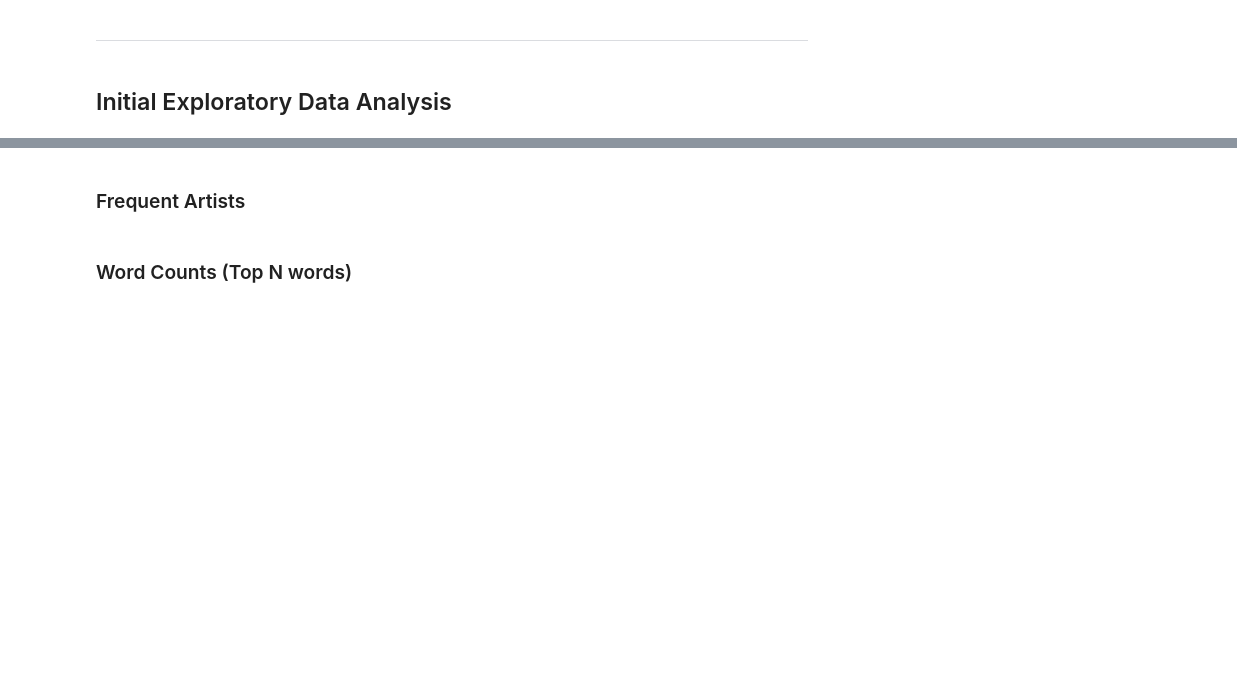
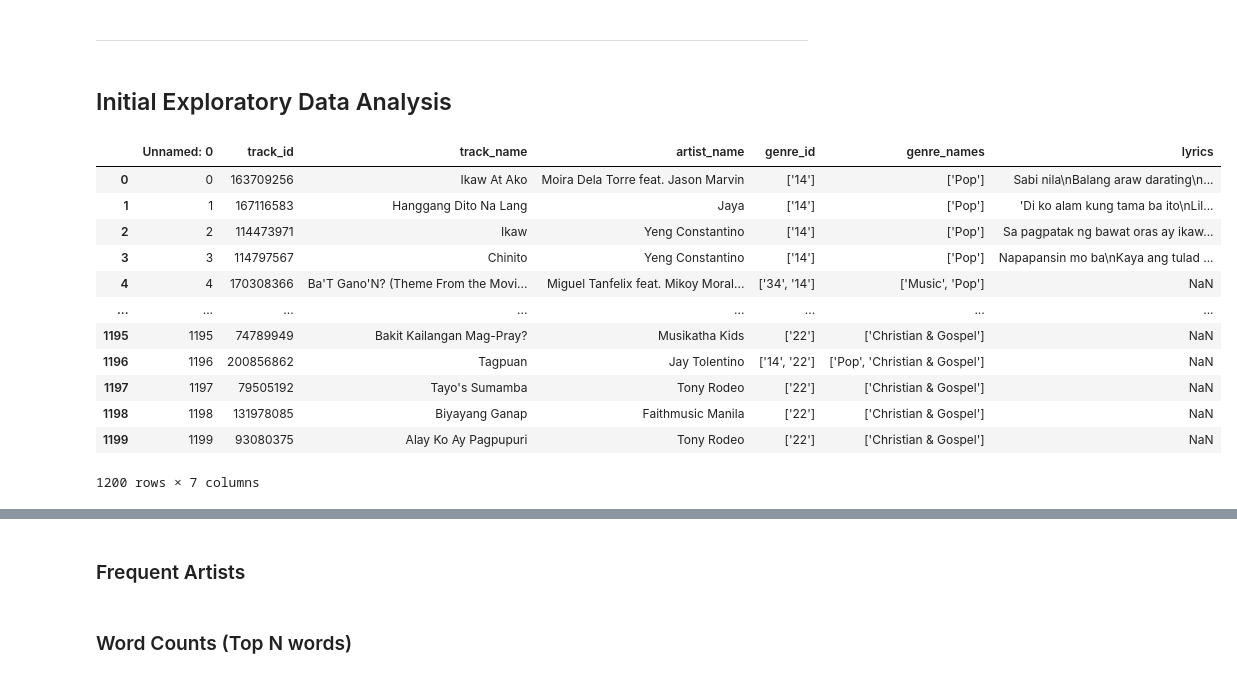
Before and after one commit to kenloquinte/DATASCI-Baby-Alive, a Jupyter notebook: FINAL/Technical_Report.ipynb, the cells around one changed output, grey strips where cells are left out. Cells and saved outputs as stored; diff of their text form; code cells hidden in the pictures; blank space fills up the shorter version.

```diff
--- a/FINAL/Technical_Report.ipynb
+++ b/FINAL/Technical_Report.ipynb
@@ -87,4 +88,20 @@ df_rck = pd.read_csv('CSV Files/rock_music.csv')
 ---
 # %% [markdown]
 ## Initial Exploratory Data Analysis
+# %%
+df
+# %% [output]
+|  | Unnamed: 0 | track_id | track_name | artist_name | genre_id | genre_names | lyrics |
+| 0 | 0 | 163709256 | Ikaw At Ako | Moira Dela Torre feat. Jason Marvin | ['14'] | ['Pop'] | Sabi nila\nBalang araw darating\n... |
+| 1 | 1 | 167116583 | Hanggang Dito Na Lang | Jaya | ['14'] | ['Pop'] | 'Di ko alam kung tama ba ito\nLil... |
+| 2 | 2 | 114473971 | Ikaw | Yeng Constantino | ['14'] | ['Pop'] | Sa pagpatak ng bawat oras ay ikaw... |
+| 3 | 3 | 114797567 | Chinito | Yeng Constantino | ['14'] | ['Pop'] | Napapansin mo ba\nKaya ang tulad ... |
+| 4 | 4 | 170308366 | Ba'T Gano'N? (Theme From the Movi... | Miguel Tanfelix feat. Mikoy Moral... | ['34', '14'] | ['Music', 'Pop'] | NaN |
+| ... | ... | ... | ... | ... | ... | ... | ... |
+| 1195 | 1195 | 74789949 | Bakit Kailangan Mag-Pray? | Musikatha Kids | ['22'] | ['Christian & Gospel'] | NaN |
+| 1196 | 1196 | 200856862 | Tagpuan | Jay Tolentino | ['14', '22'] | ['Pop', 'Christian & Gospel'] | NaN |
+| 1197 | 1197 | 79505192 | Tayo's Sumamba | Tony Rodeo | ['22'] | ['Christian & Gospel'] | NaN |
+| 1198 | 1198 | 131978085 | Biyayang Ganap | Faithmusic Manila | ['22'] | ['Christian & Gospel'] | NaN |
+| 1199 | 1199 | 93080375 | Alay Ko Ay Pagpupuri | Tony Rodeo | ['22'] | ['Christian & Gospel'] | NaN |
+1200 rows × 7 columns
 # %% [markdown]
```
Also changed, not shown: parts of 11 cells of this notebook.
